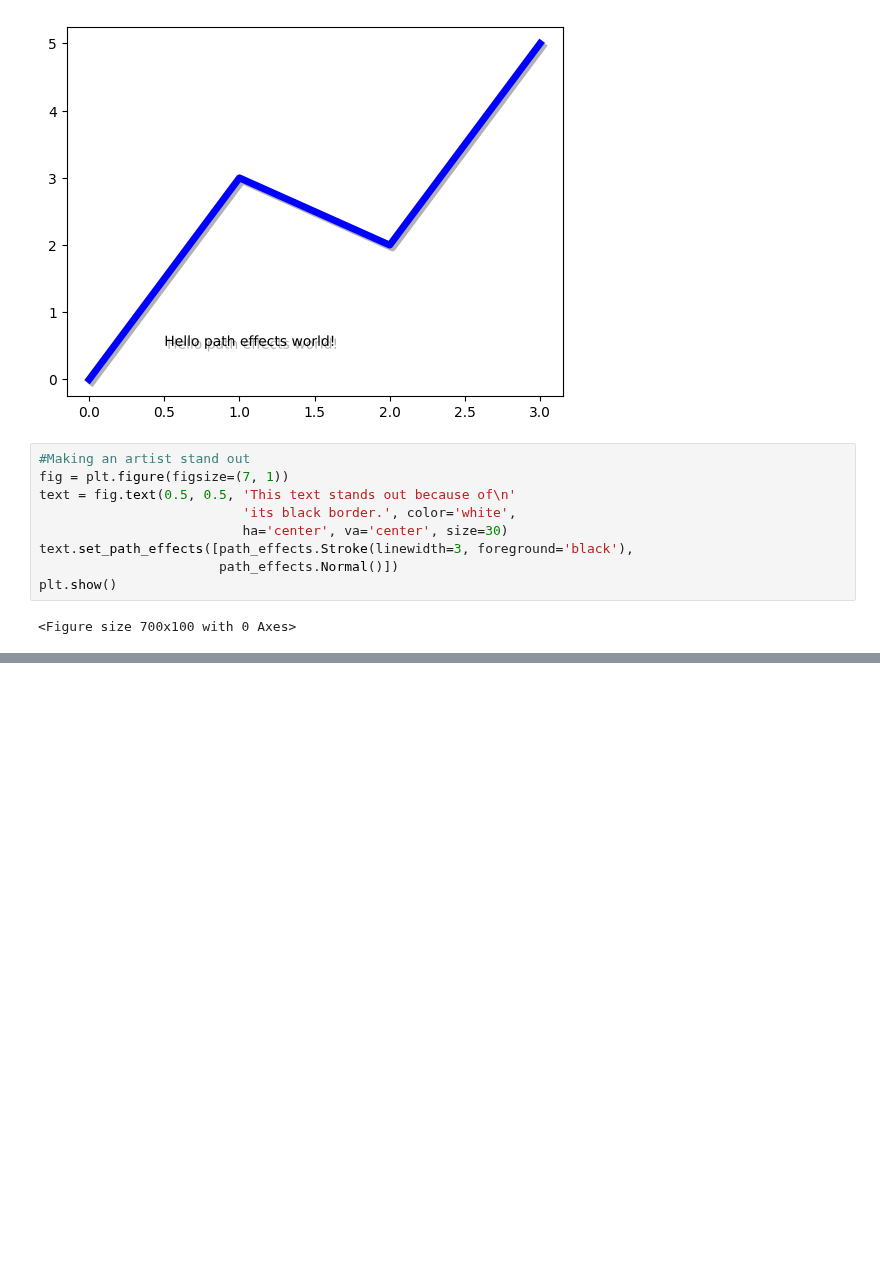
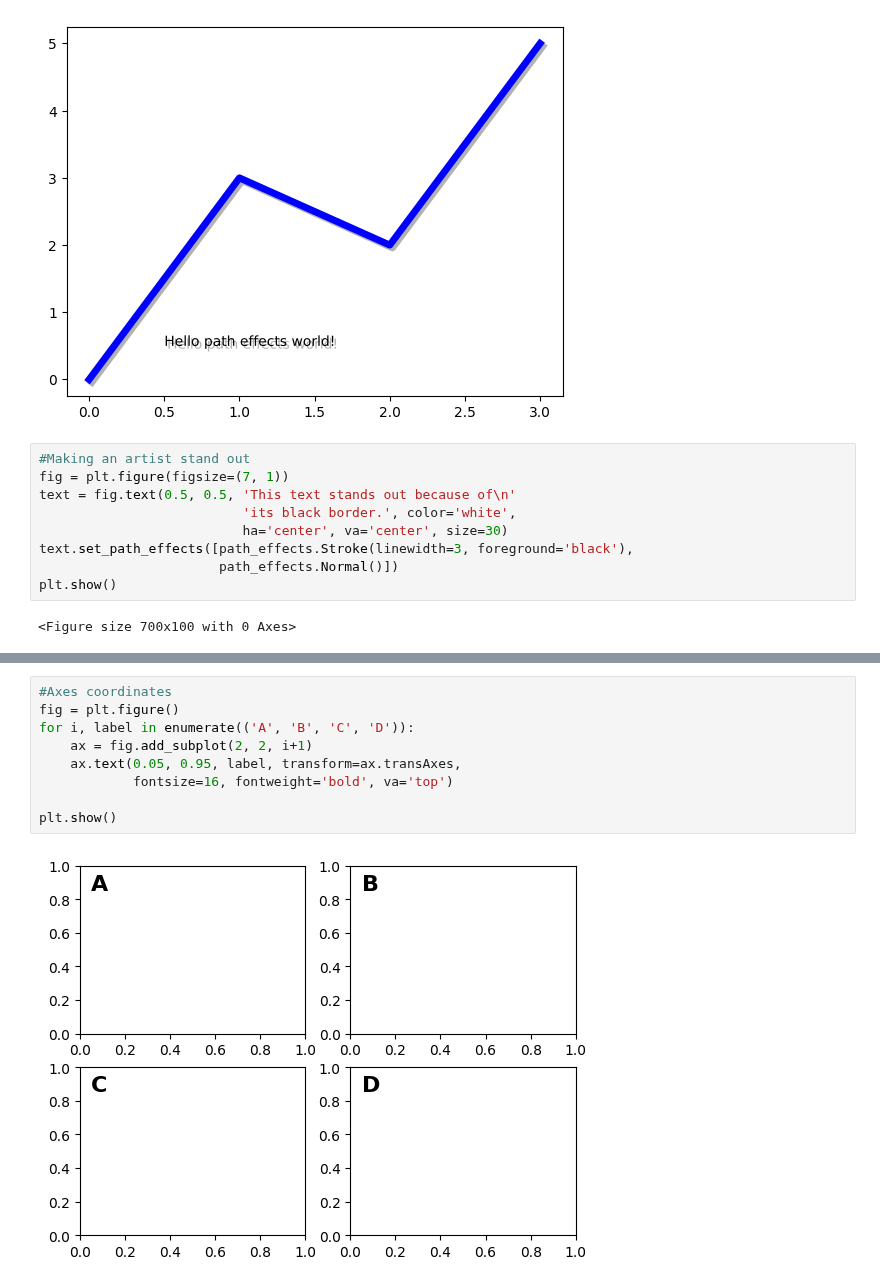
Before and after one commit to manasesmutembei11/ML, a Jupyter notebook: matplotlib/matplotlib_artists.ipynb, the cells around one changed output, grey strips where cells are left out. Saved outputs shown, nothing was run; the diff lists cells and outputs as text; blank space fills up the shorter version.

```diff
--- a/matplotlib/matplotlib_artists.ipynb
+++ b/matplotlib/matplotlib_artists.ipynb
@@ -237,0 +254,11 @@ plt.show()
+# %%
+#Axes coordinates
+fig = plt.figure()
+for i, label in enumerate(('A', 'B', 'C', 'D')):
+    ax = fig.add_subplot(2, 2, i+1)
+    ax.text(0.05, 0.95, label, transform=ax.transAxes,
+            fontsize=16, fontweight='bold', va='top')
+
+plt.show()
+# %% [output]
+[figure, added]
```
Also changed, not shown: parts of 7 cells of this notebook.
